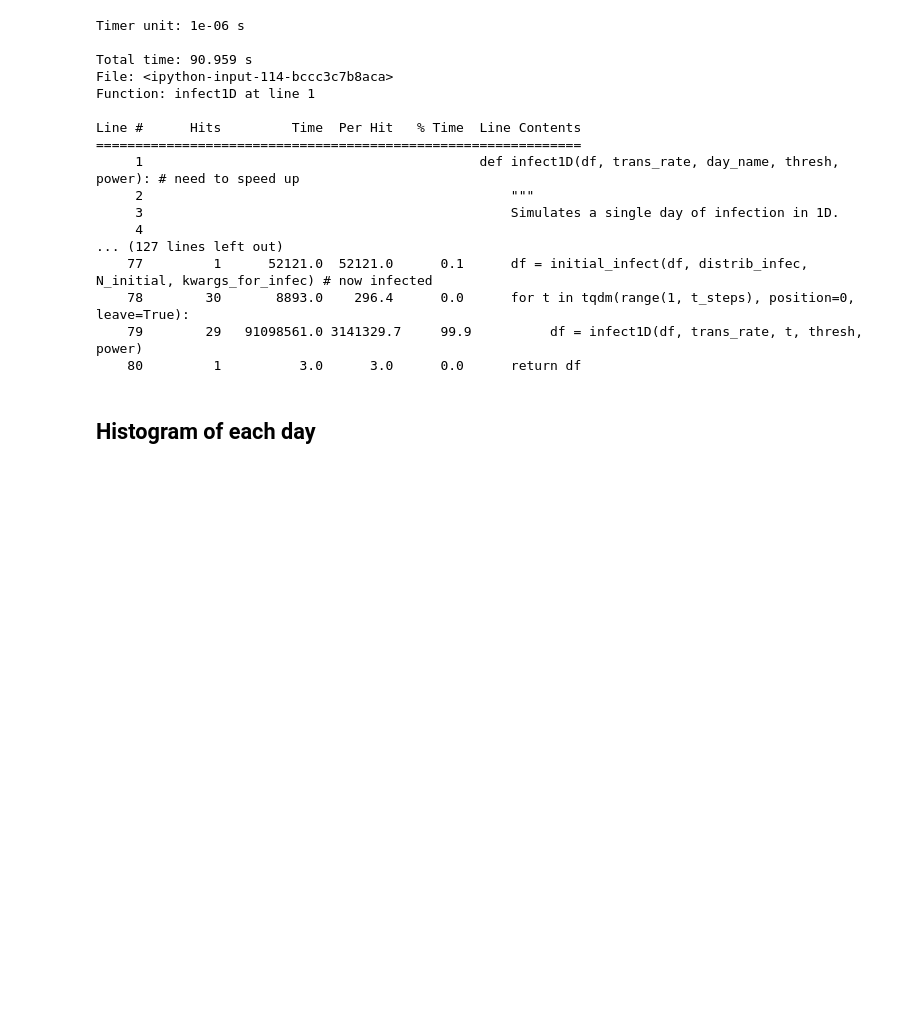
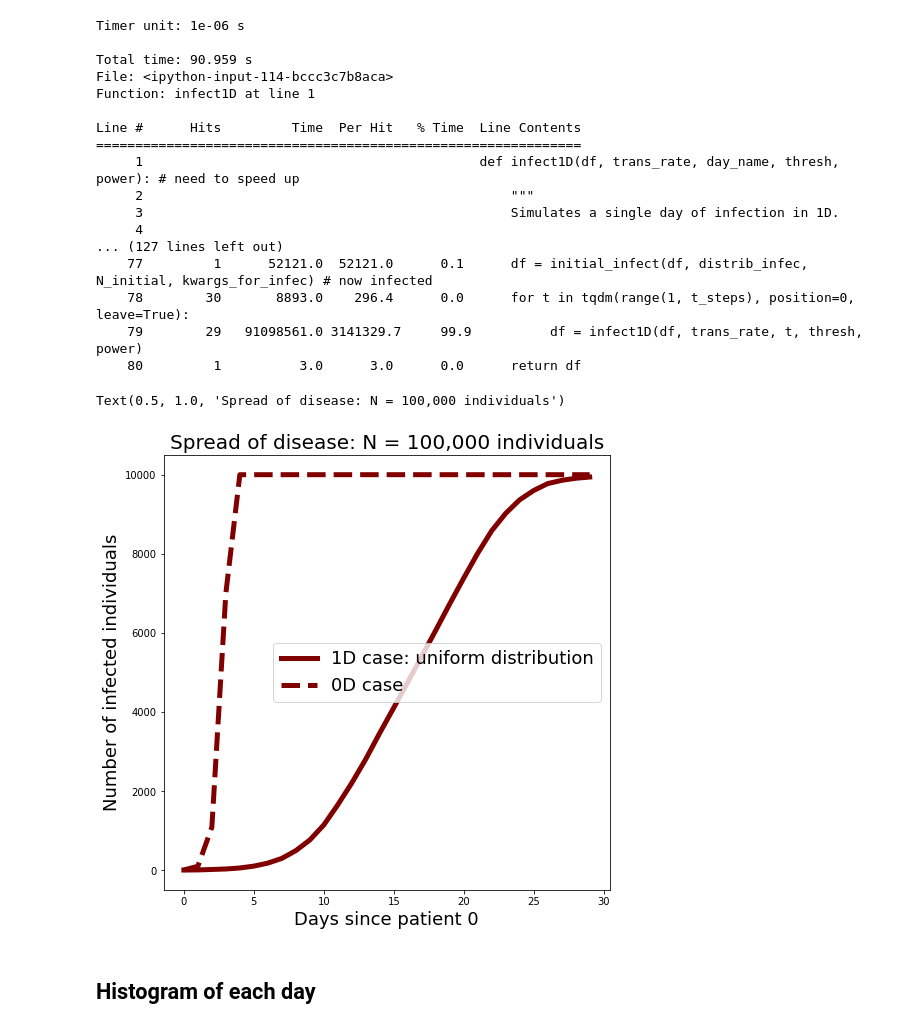
Before and after one commit to arjunsavel/covid-hacks-2020, a Jupyter notebook: Simulation_notebook.ipynb, the cells around one changed output. Saved outputs shown, nothing was run; the diff lists cells and outputs as text; code cells hidden in the pictures; blank space fills up the shorter version.

```diff
--- a/Simulation_notebook.ipynb
+++ b/Simulation_notebook.ipynb
@@ -397,13 +400,16 @@ df1D = simulate1D(10000, .001, 30, 10, 1., 3, np.random.uniform, np.random.norma
 # %%
 plt.figure(figsize=(8,8))
 infections1D = np.array([df1D[col].sum() for col in df1D.columns if 'infected day' in col])
 plt.plot(np.arange(len(infections1D)), 10000 - infections1D, lw=5, color='maroon',
          linestyle='-', label='1D case: uniform distribution')
-# plt.plot(np.arange(len(infections)), 10000 - infections, lw=5, color='maroon',
-#         linestyle='--', label='0D case')
+plt.plot(np.arange(len(infections)), 10000 - infections, lw=5, color='maroon',
+        linestyle='--', label='0D case')
 plt.xlabel('Days since patient 0', fontsize=18)
 plt.ylabel('Number of infected individuals', fontsize=18)
 plt.legend(fontsize=18)
 plt.title('Spread of disease: N = 100,000 individuals', fontsize=20)
-plt.xscale('log')
-plt.yscale('log')
+# plt.xscale('log')
+# plt.yscale('log')
+# %% [output]
+Text(0.5, 1.0, 'Spread of disease: N = 100,000 individuals')
+[figure, added]
```
Also changed, not shown: parts of 21 cells of this notebook.
